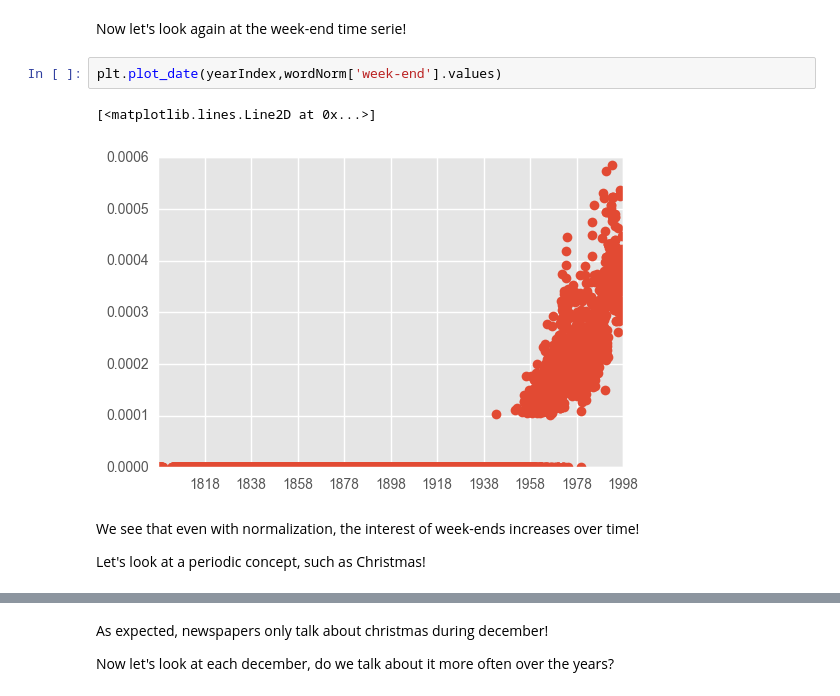
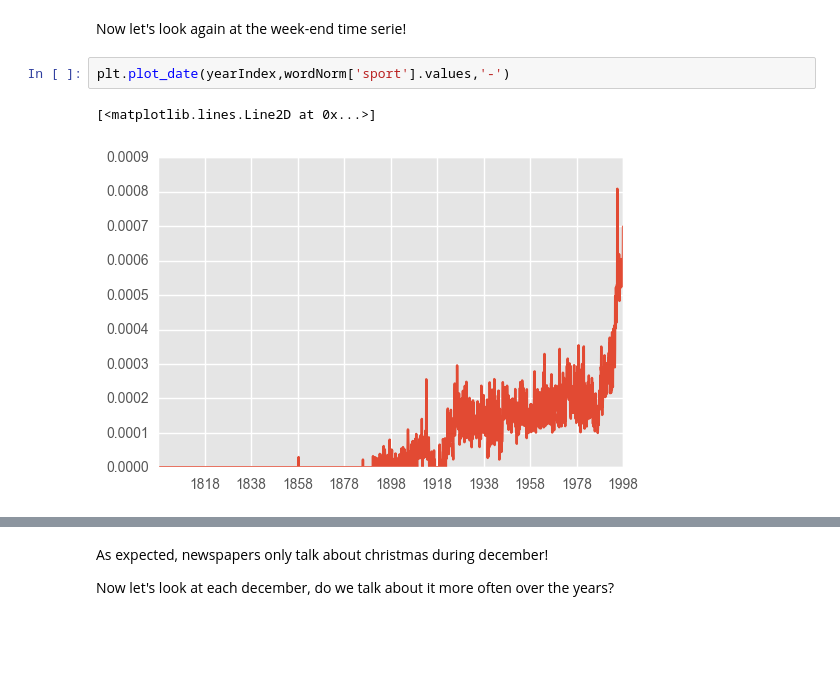
Before and after one commit to ThomVett/Project_ADA, a Jupyter notebook: 4_First Visualisations .ipynb, the cells around one changed output, grey strips where cells are left out. Cells and saved outputs as stored; diff of their text form; blank space fills up the shorter version.

```diff
--- a/4_First Visualisations .ipynb
+++ b/4_First Visualisations .ipynb
@@ -76,11 +90,7 @@ wordNorm = wordCountYear.divide(wordCountYear['Total Words'],axis=0)
 # %% [markdown]
 Now let's look again at the week-end time serie!
 # %%
-plt.plot_date(yearIndex,wordNorm['week-end'].values)
+plt.plot_date(yearIndex,wordNorm['sport'].values,'-')
 # %% [output]
 [<matplotlib.lines.Line2D at 0x...>]
-[figure, old version]
+[figure, new version]
-# %% [markdown]
-We see that even with normalization, the interest of week-ends increases over time!
-
-Let's look at a periodic concept, such as Christmas!
```
Also changed, not shown: parts of 10 cells of this notebook, 2 other files.
